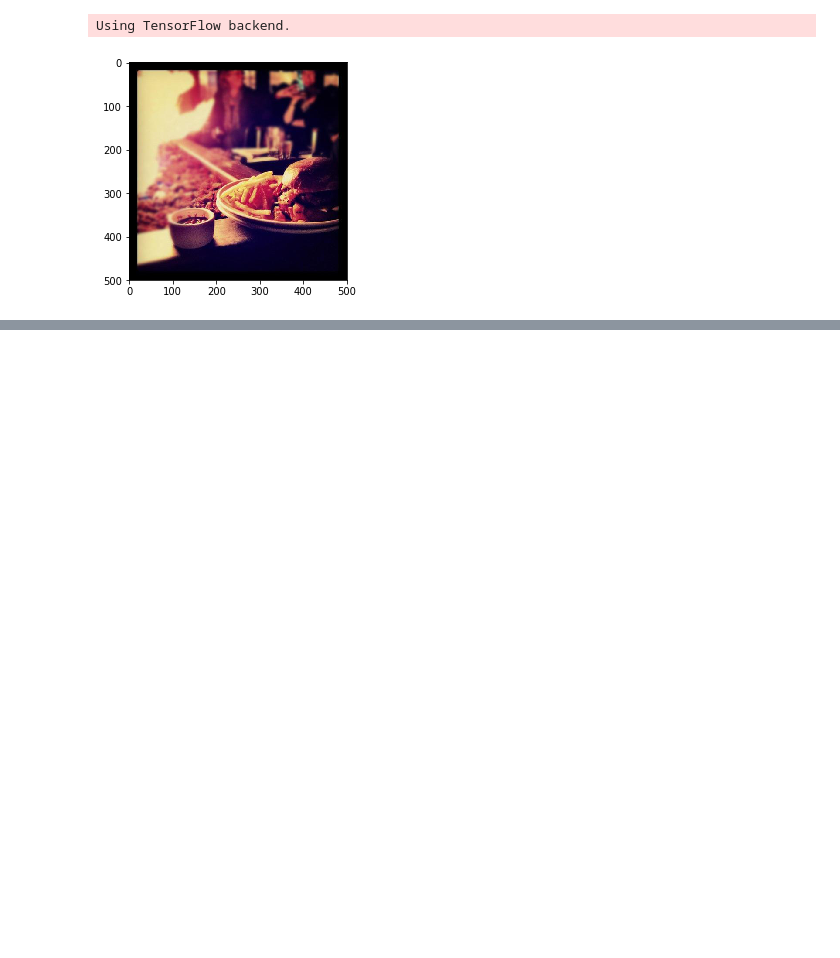
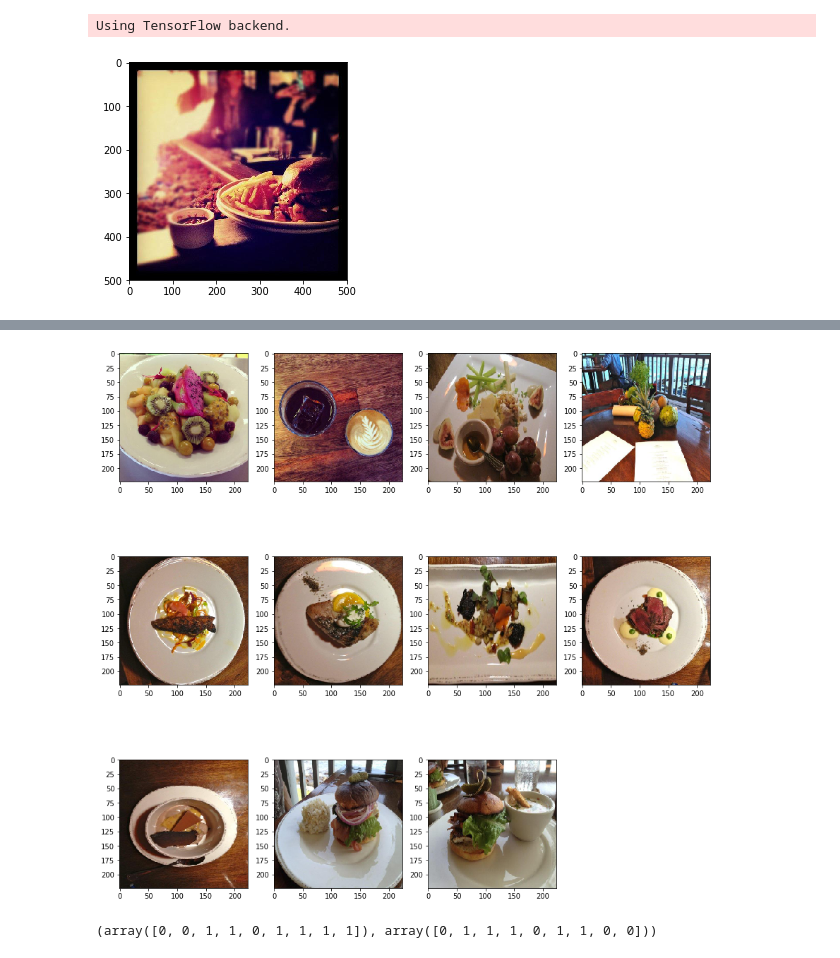
Before and after one commit to Mathison/Yelp-Restaurant-Photo-Classification, a Jupyter notebook: Model1.ipynb, the cells around one changed output, grey strips where cells are left out. Drawn from its saved outputs; the diff is of its cells as text; code cells hidden in the pictures; blank space fills up the shorter version.

```diff
--- a/Model1.ipynb
+++ b/Model1.ipynb
@@ -213,7 +213,7 @@ def train(train_num,test_num,model_extractfeatures,red_dim,img_num):
 
     print('Begin training')
     ##############training part
-    classifier = OneVsRestClassifier(svm.SVC(C=0.1,kernel='rbf', probability=True))
+    classifier = OneVsRestClassifier(svm.SVC(C=0.1,kernel='sigmoid', probability=True))
     classifier.fit(feature_map,train_label)
     print('Finish training')
 
@@ -226,7 +226,7 @@ def train(train_num,test_num,model_extractfeatures,red_dim,img_num):
     test_y = get_one_hot(total_label[train_num:train_num+test_num])
 
     ##############evaluation
-    F1 = F1_score(test_y,pred_y)
-    return F1,pred_y,test_y
+    F1_final,F1 = F1_score(test_y,pred_y)
+    return F1_final,F1,pred_y,test_y
 # %%
 ##################here we use 500 train_business_id and 50 test_business_id
@@ -312,0 +308,6 @@ test_y[11],pred_y[11]
+# %%
+plot_img(1915)
+test_y[37],pred_y[37]
+# %% [output]
+[figure, added]
+(array([0, 0, 1, 1, 0, 1, 1, 1, 1]), array([0, 1, 1, 1, 0, 1, 1, 0, 0]))
```
Also changed, not shown: parts of 10 cells of this notebook.
